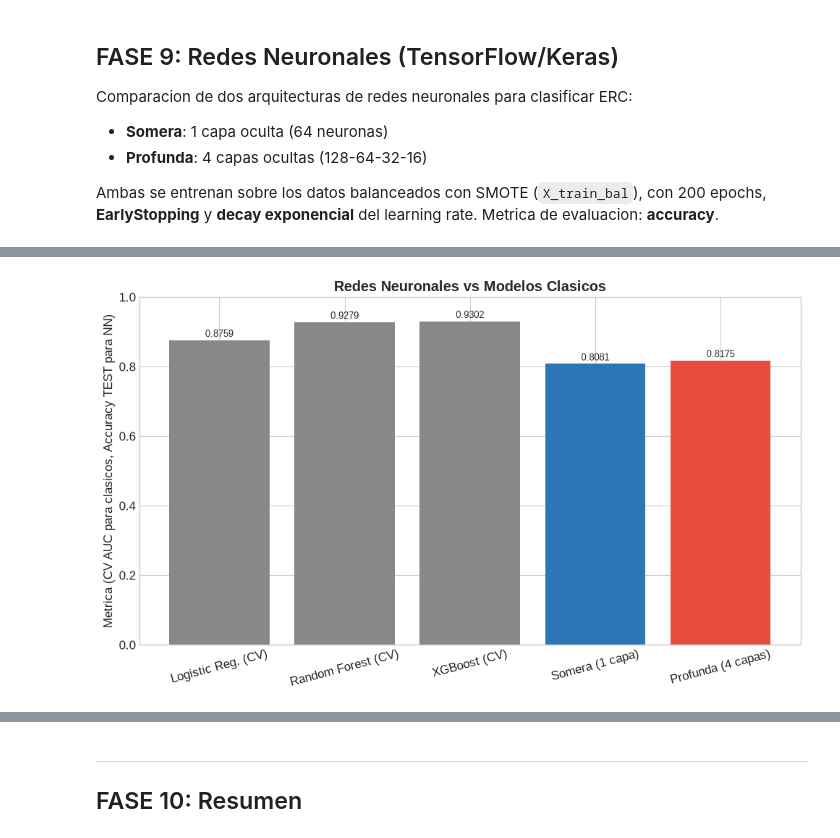
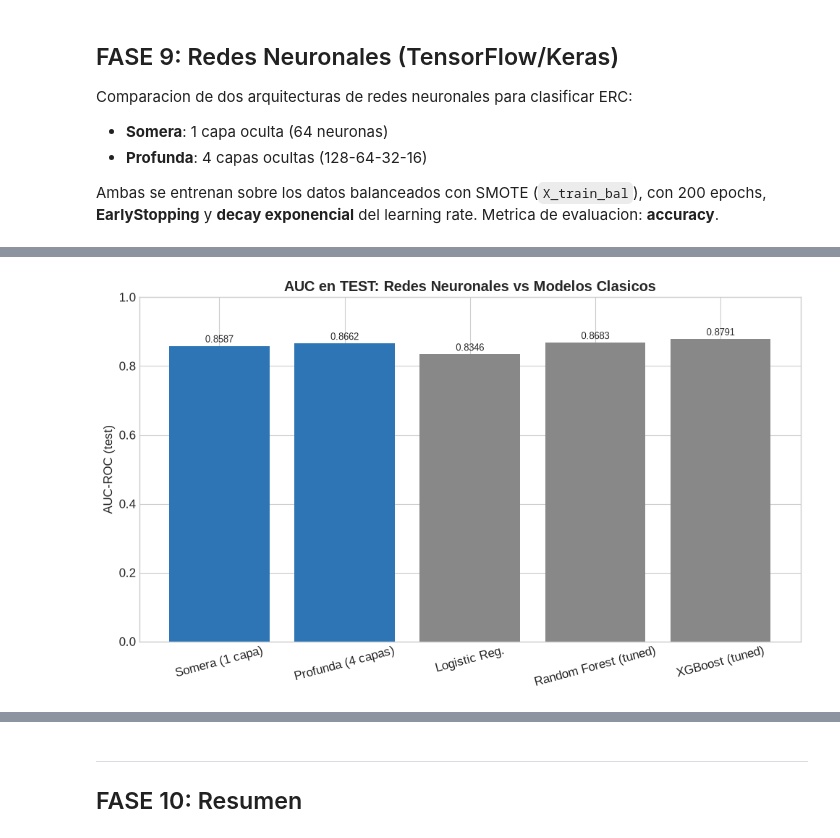
Before and after one commit to donpedromz/NephroML, a Jupyter notebook: notebooks/ERC_Pipeline_v3.ipynb, the cells around one changed output, grey strips where cells are left out. Cells and saved outputs as stored; diff of their text form; code cells hidden in the pictures.

```diff
--- a/notebooks/ERC_Pipeline_v3.ipynb
+++ b/notebooks/ERC_Pipeline_v3.ipynb
@@ -377,10 +375,9 @@ key_vars = [
     "albumin_serum",
     "uric_acid",
     "albumin_creatinine_ratio",
-    "urine_albumin",
 ]
 
-fig, axes = plt.subplots(3, 3, figsize=(18, 14))
+fig, axes = plt.subplots(2, 4, figsize=(18, 10))
 axes = axes.flatten()
 for i, col in enumerate(key_vars):
     ax = axes[i]
@@ -389,8 +386,8 @@ for i, col in enumerate(key_vars):
     ax.boxplot(
         [d0, d1],
         tick_labels=["No CKD", "CKD"],
-        boxprops=dict(color="#2E75B6"),
-        medianprops=dict(color="#E74C3C", linewidth=2),
+        boxprops={"color": "#2E75B6"},
+        medianprops={"color": "#E74C3C", "linewidth": 2},
     )
     ax.set_title(col, fontsize=12, fontweight="bold")
 plt.suptitle(
@@ -803,7 +1044,7 @@ plt.show()
 import shap
 
 # TreeExplainer para modelos basados en arboles
-explainer = shap.TreeExplainer(best_model)
+explainer = shap.TreeExplainer(best_model.named_steps["clf"])
 shap_values = explainer.shap_values(X_test_prep)
 
 # Ajustar segun tipo
@@ -991,13 +1233,13 @@ shallow.compile(
 )
 shallow.summary()
 
-hist_shallow = shallow.fit(
+shallow.fit(
     X_train_bal,
     y_train_bal,
     batch_size=BATCH,
     epochs=EPOCHS,
     validation_split=VAL_SPLIT,
     callbacks=[early_stop],
-    verbose=1,
+    verbose=2,
 )
 # %% [output]
@@ -1057,13 +1300,13 @@ deep.compile(
 )
 deep.summary()
 
-hist_deep = deep.fit(
+deep.fit(
     X_train_bal,
     y_train_bal,
     batch_size=BATCH,
     epochs=EPOCHS,
     validation_split=VAL_SPLIT,
     callbacks=[early_stop],
-    verbose=1,
+    verbose=2,
 )
 # %% [output]
@@ -1071,36 +1350,62 @@ NameError: name 'models' is not defined
 # %%
 import matplotlib.pyplot as plt
-from sklearn.metrics import accuracy_score, classification_report, confusion_matrix
+from sklearn.linear_model import LogisticRegression
+from sklearn.metrics import (
+    accuracy_score,
+    classification_report,
+    confusion_matrix,
+    roc_auc_score,
+)
 
-nombres = {"Somera (1 capa)": shallow, "Profunda (4 capas)": deep}
-metricas = {}
+# =====================================================================
+# Evaluacion en TEST: AUC-ROC para las 5 arquitecturas (misma metrica,
+# mismo conjunto de test). Comparacion manzanas con manzanas.
+# =====================================================================
+nombres_nn = {"Somera (1 capa)": shallow, "Profunda (4 capas)": deep}
+comparacion = {}
 
-for nombre, model in nombres.items():
+for nombre, model in nombres_nn.items():
     proba = model.predict(X_test_prep, verbose=0)
     y_pred = (proba >= 0.5).astype(int).ravel()
-    acc_test = accuracy_score(y_test, y_pred)
-    metricas[nombre] = acc_test
+    comparacion[nombre] = {
+        "AUC-test": roc_auc_score(y_test, proba.ravel()),
+        "Acc-test": accuracy_score(y_test, y_pred),
+    }
     print(f"\n===== {nombre} =====")
-    print(f"Accuracy TEST: {acc_test:.4f}")
+    print(f"AUC-ROC TEST: {comparacion[nombre]['AUC-test']:.4f}")
+    print(f"Accuracy TEST: {comparacion[nombre]['Acc-test']:.4f}")
     print(classification_report(y_test, y_pred, digits=4))
     print("Matriz de confusion:")
     print(confusion_matrix(y_test, y_pred))
 
-# Comparacion con los modelos clasicos (CV sobre train balanceado)
-comparacion = {
-    "Logistic Reg. (CV)": float(results["Logistic Regression"]["AUC_mean"]),
-    "Random Forest (CV)": float(results["Random Forest"]["AUC_mean"]),
-    "XGBoost (CV)": float(results["XGBoost"]["AUC_mean"]),
+# Clasicos: predict_proba sobre el MISMO test set
+clasicos = {
+    "Logistic Reg.": LogisticRegression(max_iter=1000, random_state=42).fit(
+        X_train_bal, y_train_bal
+    ),
+    "Random Forest (tuned)": rf_grid.best_estimator_,
+    "XGBoost (tuned)": xgb_grid.best_estimator_,
 }
-comparacion.update(metricas)
+for nombre, model in clasicos.items():
+    proba = model.predict_proba(X_test_prep)[:, 1]
+    y_pred = (proba >= 0.5).astype(int)
+    comparacion[nombre] = {
+        "AUC-test": roc_auc_score(y_test, proba),
+        "Acc-test": accuracy_score(y_test, y_pred),
+    }
+    print(f"\n===== {nombre} =====")
+    print(f"AUC-ROC TEST: {comparacion[nombre]['AUC-test']:.4f}")
+    print(f"Accuracy TEST: {comparacion[nombre]['Acc-test']:.4f}")
 
+# Grafica comparativa: AUC en TEST para las 5
 plt.figure(figsize=(10, 6))
 names = list(comparacion.keys())
-vals = list(comparacion.values())
-bars = plt.bar(names, vals, color=["#888"] * 3 + ["#2E75B6", "#E74C3C"])
+vals = [comparacion[n]["AUC-test"] for n in names]
+colors = ["#2E75B6" if i < 2 else "#888" for i in range(len(names))]
+bars = plt.bar(names, vals, color=colors)
 plt.ylim(0, 1)
-plt.ylabel("Metrica (CV AUC para clasicos, Accuracy TEST para NN)")
-plt.title("Redes Neuronales vs Modelos Clasicos", fontweight="bold")
+plt.ylabel("AUC-ROC (test)")
+plt.title("AUC en TEST: Redes Neuronales vs Modelos Clasicos", fontweight="bold")
 for bar, v in zip(bars, vals):
     plt.text(
         bar.get_x() + bar.get_width() / 2, v + 0.01, f"{v:.4f}", ha="center", fontsize=9
@@ -1109,8 +1414,10 @@ plt.xticks(rotation=15)
 plt.tight_layout()
 plt.show()
 
-print("\n=== RESUMEN NN ===")
-for nombre, acc in metricas.items():
-    print(f"  {nombre}: accuracy test = {acc:.4f}")
+# Tabla comparativa
+tabla = pd.DataFrame(comparacion).T.round(4)
+tabla.columns = ["AUC-ROC (test)", "Accuracy (test)"]
+print("\n=== COMPARACION EN TEST (misma metrica, mismo conjunto) ===")
+print(tabla.sort_values("AUC-ROC (test)", ascending=False))
 # %% [output]
 ===== Somera (1 capa) =====
@@ -1133 +1440 @@ Matriz de confusion:
-[figure, old version]
+[figure, new version]
```
Also changed, not shown: parts of 41 cells of this notebook, 2 other files.
